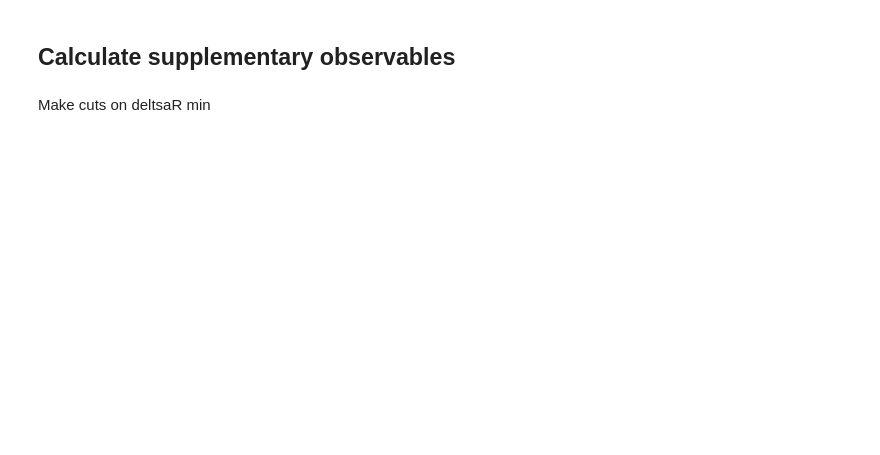
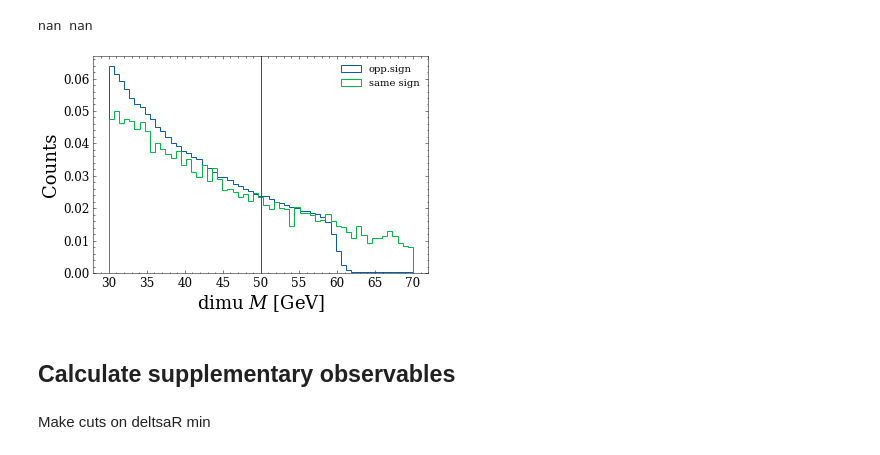
Before and after one commit to hep-lbdl/dimuonAD, a Jupyter notebook: 02_process_nanoAOD_skimmed_eta.ipynb, the cells around one changed output. Saved outputs shown, nothing was run; the diff lists cells and outputs as text; code cells hidden in the pictures; blank space fills up the shorter version.

```diff
--- a/02_process_nanoAOD_skimmed_eta.ipynb
+++ b/02_process_nanoAOD_skimmed_eta.ipynb
@@ -15,10 +12,21 @@ ModuleNotFoundError: No module named 'numdifftools'
 muon_vars = ["Muon_pt", "Muon_eta", "Muon_phi", "Muon_charge", "Muon_tightId", "Muon_pfRelIso03_all", "Muon_pfRelIso04_all", "Muon_jetIdx"]
 jet_vars = ["Jet_pt", "Jet_eta", "Jet_phi", "Jet_mass", "Jet_nConstituents", "Jet_btagCSVV2", "Jet_btagDeepB", "Jet_btagDeepFlavB", "MET_pt", "MET_sumEt"]
 
-path_to_input = f"/global/cfs/cdirs/m3246/rmastand/dimuonAD/skimmed_data_2016H_30555/"
-path_to_output = f"/pscratch/sd/r/rmastand/dimuonAD/compiled_data/lowmass/"
 
-num_files = 28
+#data_id = "skimmed_data_2016H_30555"
+data_id = "SM_SIM"
+project_id = "BSM" # "lowmass"
+
+path_to_input = f"/global/cfs/cdirs/m3246/rmastand/dimuonAD/precompiled_data/{data_id}/"
+path_to_output = f"/global/cfs/cdirs/m3246/rmastand/dimuonAD/compiled_data/{project_id}/"
+
+num_files_dict = {
+    "skimmed_data_2016H_30555":28,
+    "SM_SIM":49,
+    "BSM_HAA":11,
+    "BSM_XYY":2,
+}
+num_files = num_files_dict[data_id]
 # %%
 run_jet = True
 
@@ -56,7 +64,7 @@ if run_samesign:
     for key in a:
         all_data[key+"_samesign"] = []
 # %%
- for i in range(28):
+ for i in range(num_files):
 
     print(f"Analyzing file {i+1} of {num_files}...")
 
@@ -68,14 +76,15 @@ if run_samesign:
     with open(f"{path_to_input}/all_jet_{i}", "rb") as input_file:
         loc_jet_feature = pickle.load(input_file)
 
-    """
-    with open(f"{path_to_input}/all_e_{i}", "rb") as input_file:
-        loc_e_feature = pickle.load(input_file)
-    """
 
-    # 2 hard muons that pass tight ID
-    event_filter = (np.sum(loc_mu_feature["Muon_tightId"], axis = 1) >= 2)
+    if run_jet:
+        # 2 hard muons that pass tight ID and jet
+        event_filter = (np.sum(loc_mu_feature["Muon_tightId"], axis = 1) >= 2) & (ak.count(loc_jet_feature["Jet_mass"], axis = 1) >= 1)
+    else:
+        # 2 hard muons that pass tight ID
+        event_filter = (np.sum(loc_mu_feature["Muon_tightId"], axis = 1) >= 2)
 
+    # helper function to grab tight muons
     def pull_tight_muons(feature):
         return loc_mu_feature[feature][loc_mu_feature["Muon_tightId"]][event_filter]
 
@@ -115,7 +124,6 @@ if run_samesign:
     """
     JET VARS
     """
-    # note that there may not be a jet,
     if run_jet:
         all_data["hardest_jet_btag"].append(ak.firsts(loc_jet_feature["Jet_btagDeepB"][event_filter])[oppsign_filter].to_numpy(allow_missing = True))
         if run_samesign:
@@ -183,19 +229,25 @@ for key in all_data.keys():
 # %%
-target_M = 9.46 # GeV
-delta = 1.5 # GeV
+print(np.min(all_data["dimu_mass"]), np.max(all_data["dimu_mass"]))
+
+
+target_M = 50 # GeV
+delta = 20 # GeV
 
 
 plt.figure()
 
-plt.hist(all_data["dimu_mass"], bins = np.linspace(target_M - delta, target_M + delta, 60), histtype = "step", label = "+-", density = True)
-plt.hist(all_data["dimu_mass_samesign"], bins = np.linspace(target_M - delta, target_M + delta, 60), histtype = "step", label = "++,--", density = True)
+plt.hist(all_data["dimu_mass"], bins = np.linspace(target_M - delta, target_M + delta, 60), histtype = "step", label = "opp.sign", density = True)
+plt.hist(all_data["dimu_mass_samesign"], bins = np.linspace(target_M - delta, target_M + delta, 60), histtype = "step", label = "same sign", density = True)
 
 plt.axvline(target_M, color = "r")
 
 plt.legend()
 plt.ylabel("Counts")
 plt.xlabel("dimu $M$ [GeV]")
 plt.show()
+# %% [output]
+nan nan
+[figure, added]
 # %% [markdown]
 ## Calculate supplementary observables
 # %%
```
Also changed, not shown: parts of 7 cells of this notebook, 6 other files.
